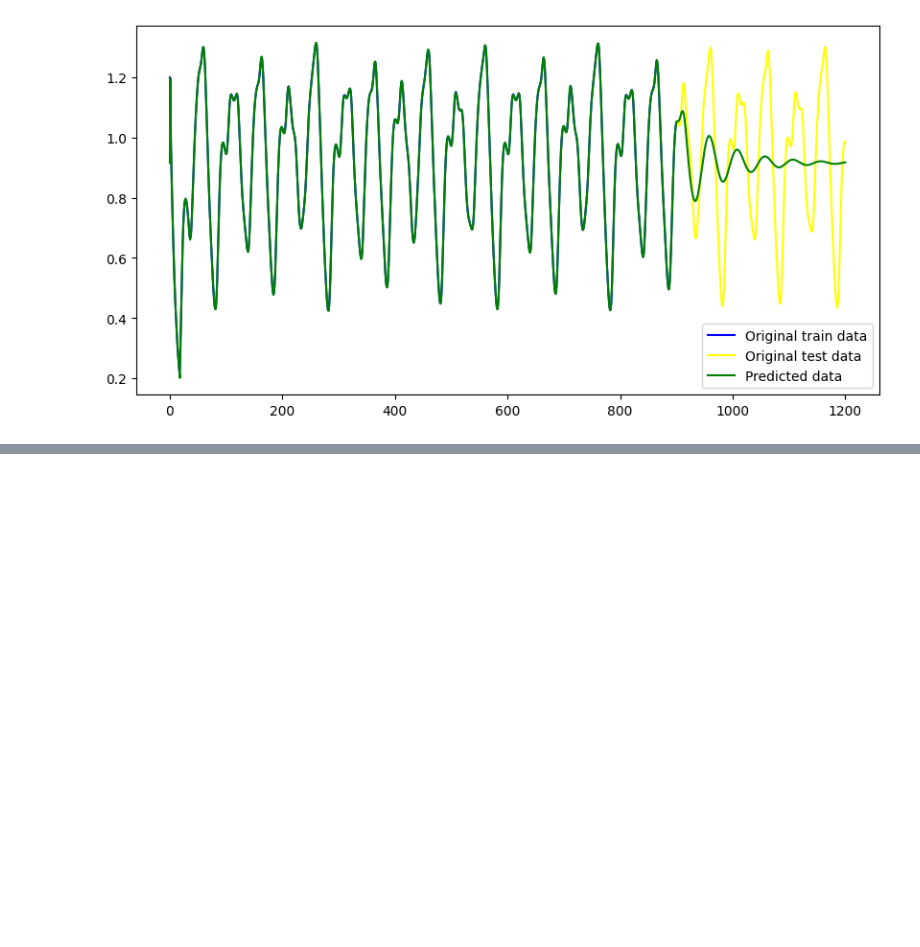
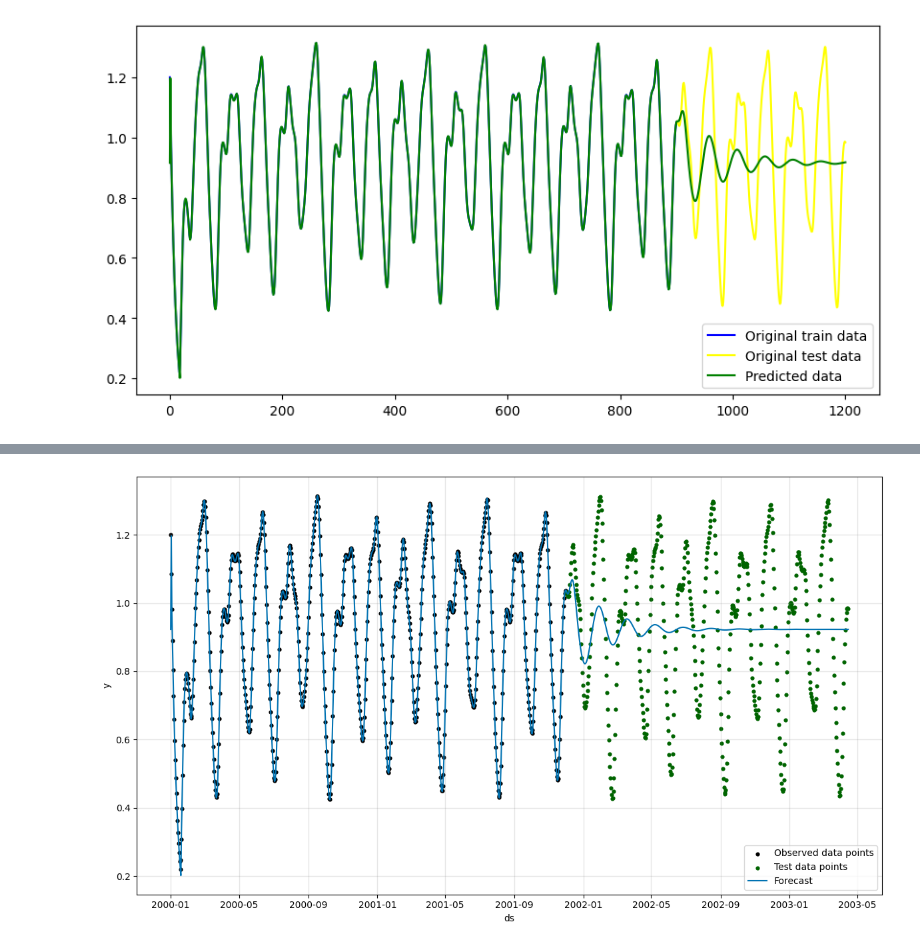
Before and after one commit to czyjtu/time-series-forecasting, a Jupyter notebook: notebooks/arima.ipynb, the cells around one changed output, grey strips where cells are left out. Drawn from its saved outputs; the diff is of its cells as text; code cells hidden in the pictures; blank space fills up the shorter version.

```diff
--- a/notebooks/arima.ipynb
+++ b/notebooks/arima.ipynb
@@ -229,0 +254,24 @@ RSME: 0.2069416293958344
+# %%
+p_params = [1, 3, 4, 5]
+d_params = [0, 1, 2]
+q_params = [1, 3, 5, 7]
+best_rmse = np.inf
+best_params = None
+result_val = []
+train = train_df.y.copy()
+test = test_df.y.copy()
+
+for p_val in p_params:
+    for d_val in d_params:
+        for q_val in q_params:
+            model = ARIMA(train, order = (p_val, d_val, q_val))
+            model_fit = model.fit()
+            predictions = model_fit.predict(start=train.index[0], end=train.index[-1] + test.shape[0]).to_frame()
+            rmse = sqrt(mean_squared_error(test, predictions.predicted_mean[train.index[-1] + 1:]))
+            print(f"{p_val=} {d_val=} {q_val=} --- {rmse=}")
+            result_val.append((rmse, (p_val, d_val, q_val)))
+            if rmse <= best_rmse:
+                best_rmse = rmse
+                best_params = (p_val, d_val, q_val)
+
+print(f"{best_params=}")
@@ -229,0 +301,5 @@ RSME: 0.2069416293958344
+# %%
+model = ARIMA(train_df["y"], order=best_params)
+model_fit = model.fit()
+print(model_fit.summary())
+forecast = model_fit.predict(start=data.index[0], end=data.index[-1]).to_frame()
@@ -229,0 +324,14 @@ RSME: 0.2069416293958344
+# %%
+fig = plt.figure(facecolor='w', figsize=(12, 7))
+ax = fig.add_subplot(111)
+ax.scatter(train_df["ds"], train_df["y"], color="black", label='Observed data points', s=12)
+ax.scatter(test_df["ds"], test_df["y"], color="darkgreen", label='Test data points', s=12)
+ax.plot(data["ds"], forecast["predicted_mean"], color="#0072B2", label='Forecast')
+ax.grid(True, which='major', c='gray', ls='-', lw=1, alpha=0.2)
+ax.set_xlabel("ds")
+ax.set_ylabel("y")
+ax.legend()
+fig.tight_layout()
+plt.show()
+# %% [output]
+[figure, added]
```
Also changed, not shown: parts of 12 cells of this notebook, 1 other file.
